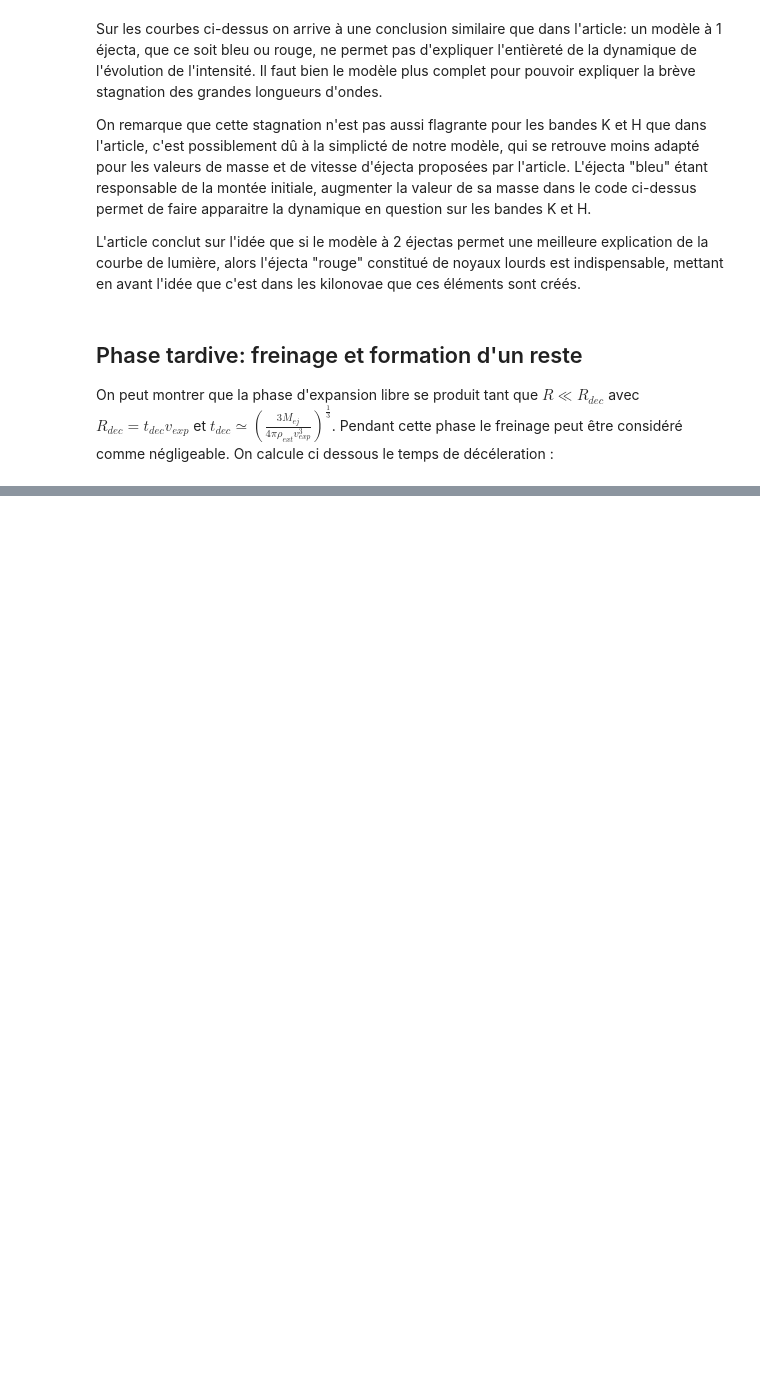
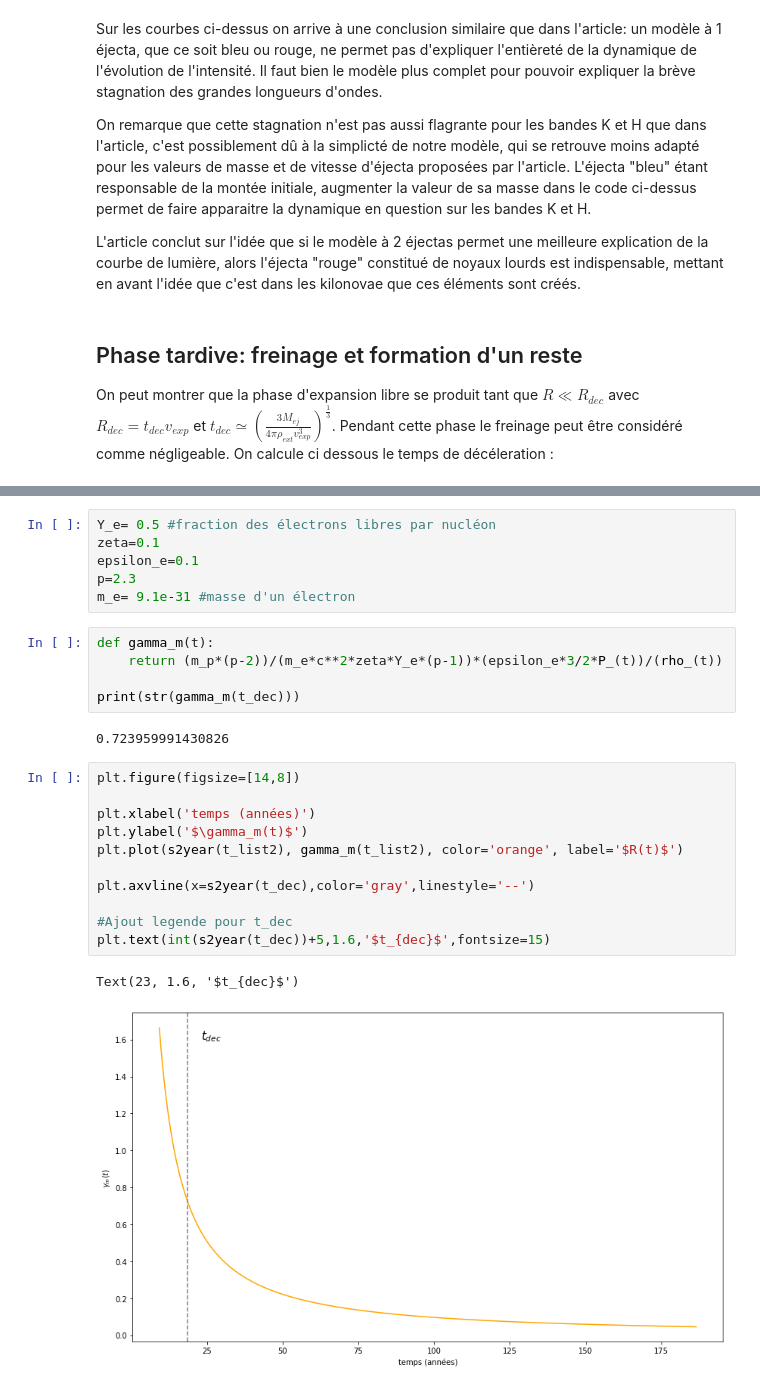
Before and after one commit to romainpch/PHY583, a Jupyter notebook: Astro.ipynb, the cells around one changed output, grey strips where cells are left out. Cells and saved outputs as stored; diff of their text form; blank space fills up the shorter version.

```diff
--- a/Astro.ipynb
+++ b/Astro.ipynb
@@ -655,0 +724,27 @@ def R_phase2(t):
+# %%
+Y_e= 0.5 #fraction des électrons libres par nucléon
+zeta=0.1
+epsilon_e=0.1
+p=2.3
+m_e= 9.1e-31 #masse d'un électron
+# %%
+def gamma_m(t):
+    return (m_p*(p-2))/(m_e*c**2*zeta*Y_e*(p-1))*(epsilon_e*3/2*P_(t))/(rho_(t))
+
+print(str(gamma_m(t_dec)))
+# %% [output]
+0.723959991430826
+# %%
+plt.figure(figsize=[14,8])
+
+plt.xlabel('temps (années)')
+plt.ylabel('$\gamma_m(t)$')
+plt.plot(s2year(t_list2), gamma_m(t_list2), color='orange', label='$R(t)$')
+
+plt.axvline(x=s2year(t_dec),color='gray',linestyle='--')
+
+#Ajout legende pour t_dec
+plt.text(int(s2year(t_dec))+5,1.6,'$t_{dec}$',fontsize=15)
+# %% [output]
+Text(23, 1.6, '$t_{dec}$')
+[figure, added]
```
Also changed, not shown: parts of 20 cells of this notebook.
